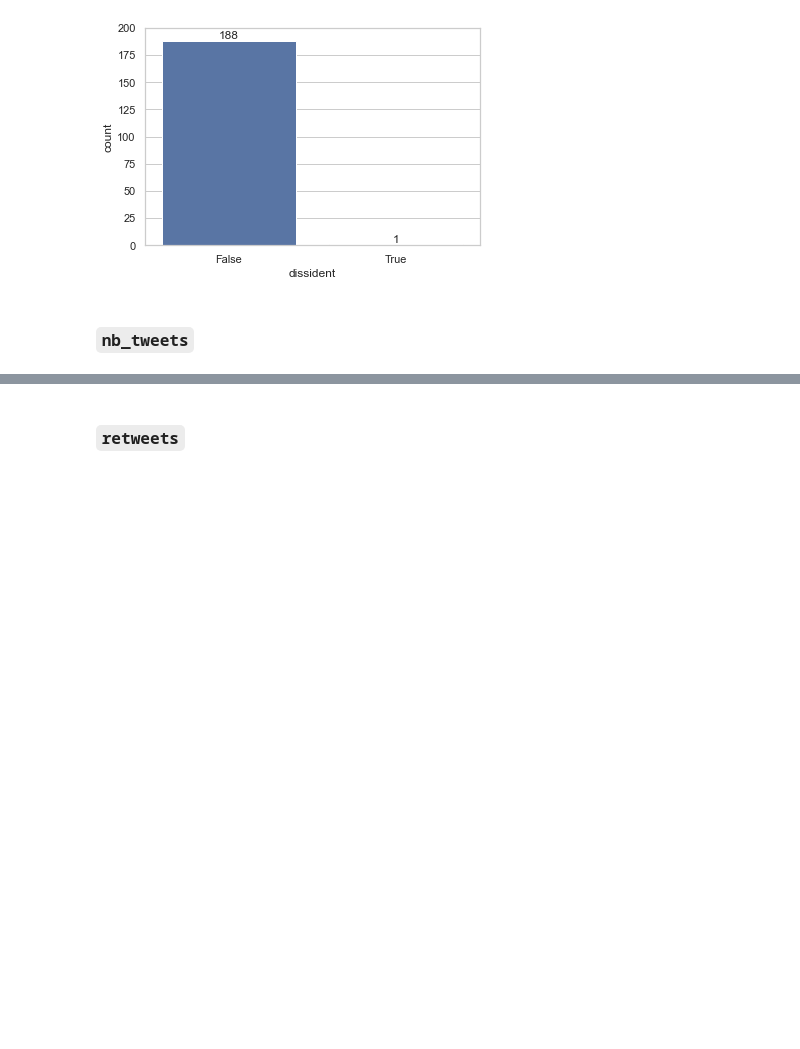
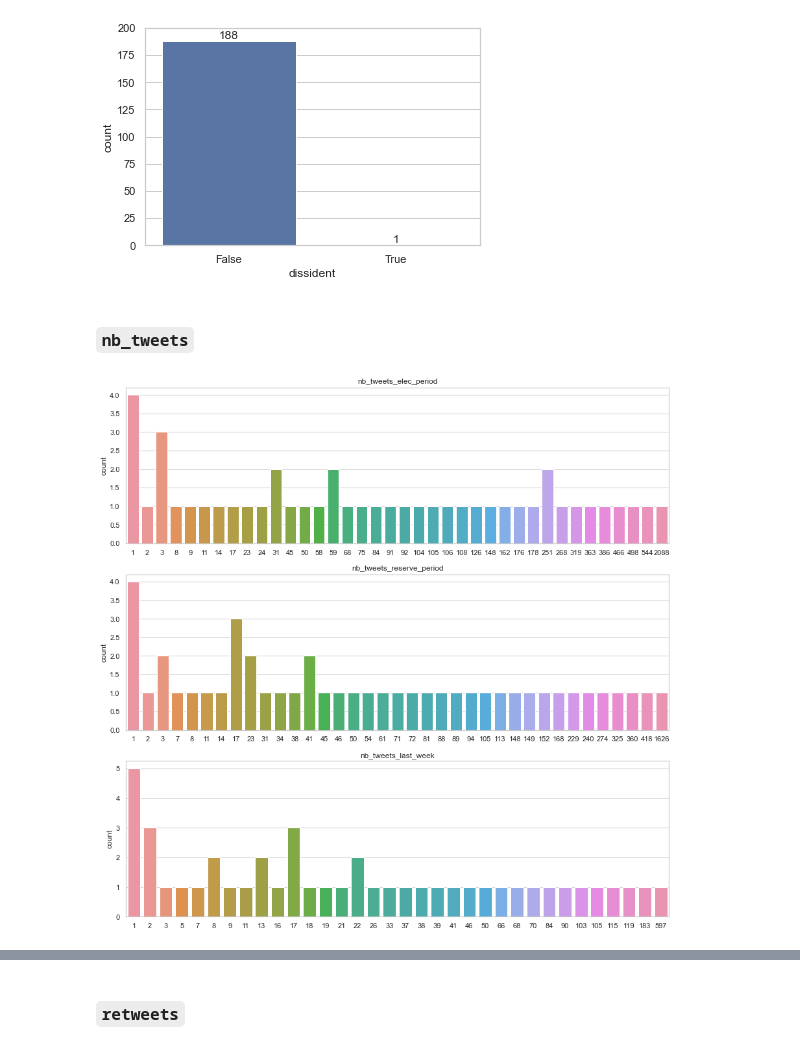
Before and after one commit to Antoine101/ElecTweets, a Jupyter notebook: model_exploration_vEva.ipynb, the cells around one changed output, grey strips where cells are left out. Cells and saved outputs as stored; diff of their text form; code cells hidden in the pictures; blank space fills up the shorter version.

```diff
--- a/model_exploration_vEva.ipynb
+++ b/model_exploration_vEva.ipynb
@@ -111,11 +114,30 @@ plt.show()
 # %% [markdown]
 ### `dissident`
 # %%
-ax = sns.countplot(x="dissident", data=df)
+ax = sns.countplot(x="dissident", data=plotDataframeWithNaN(df, "dissident"))
 ax.bar_label(ax.containers[0])
 ax.set_ylim([0, 200])
 plt.show()
 # %% [output]
 [figure]
+# %%
+# Fonction permettant de tracer de multiples colonnes en même temps
+    # La classe "0" représente énormément de valeurs. Elle n'est pas tracée pour pouvoir visualiser les autres graphes.
+
+def subplotsFromColumns(columnsToPlot):
+    fig, ax = plt.subplots(len(columnsToPlot),1, figsize=(15,15))
+
+    for ind, eachColumn in enumerate(columnsToPlot):
+        df1 = df[df[eachColumn]!=0][eachColumn]
+        g1 = sns.countplot(df1, ax=ax[ind])
+        g1.set(title=eachColumn)
+        g1.set(xlabel=None)
+
+    fig.show()
 # %% [markdown]
 ### `nb_tweets`
+# %%
+columnsToPlot = ["nb_tweets_elec_period", "nb_tweets_reserve_period", "nb_tweets_last_week"]
+subplotsFromColumns(columnsToPlot)
+# %% [output]
+[figure, added]
```
Also changed, not shown: parts of 12 cells of this notebook.
